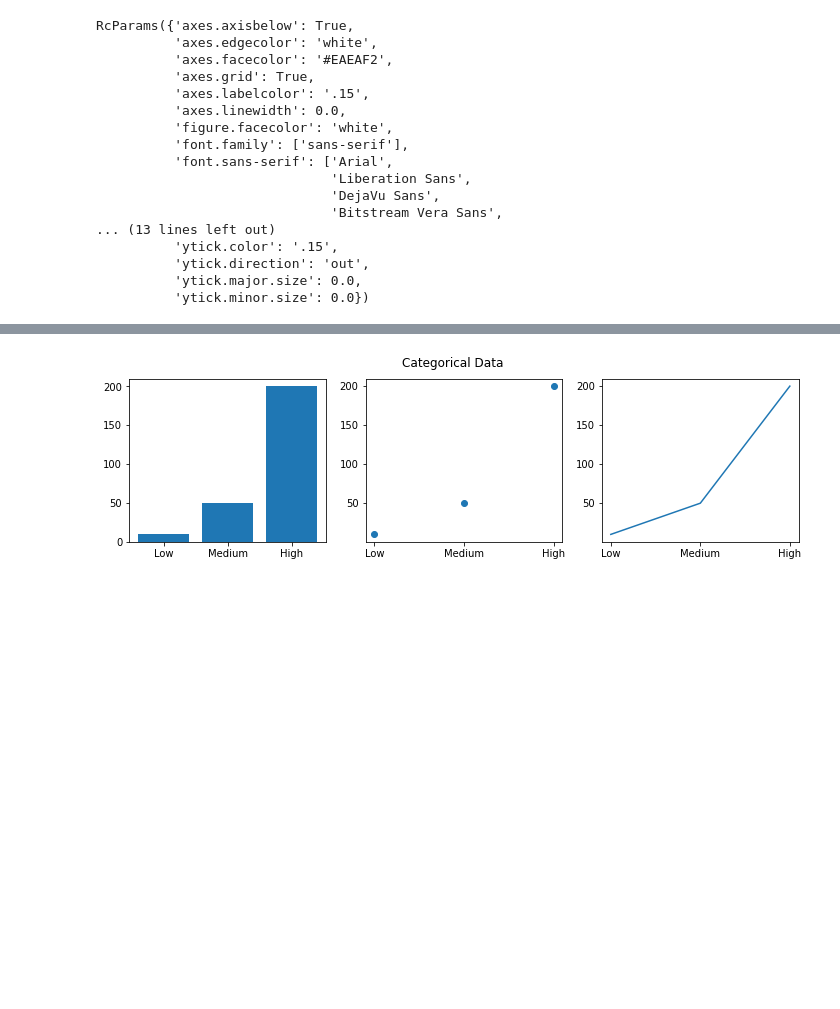
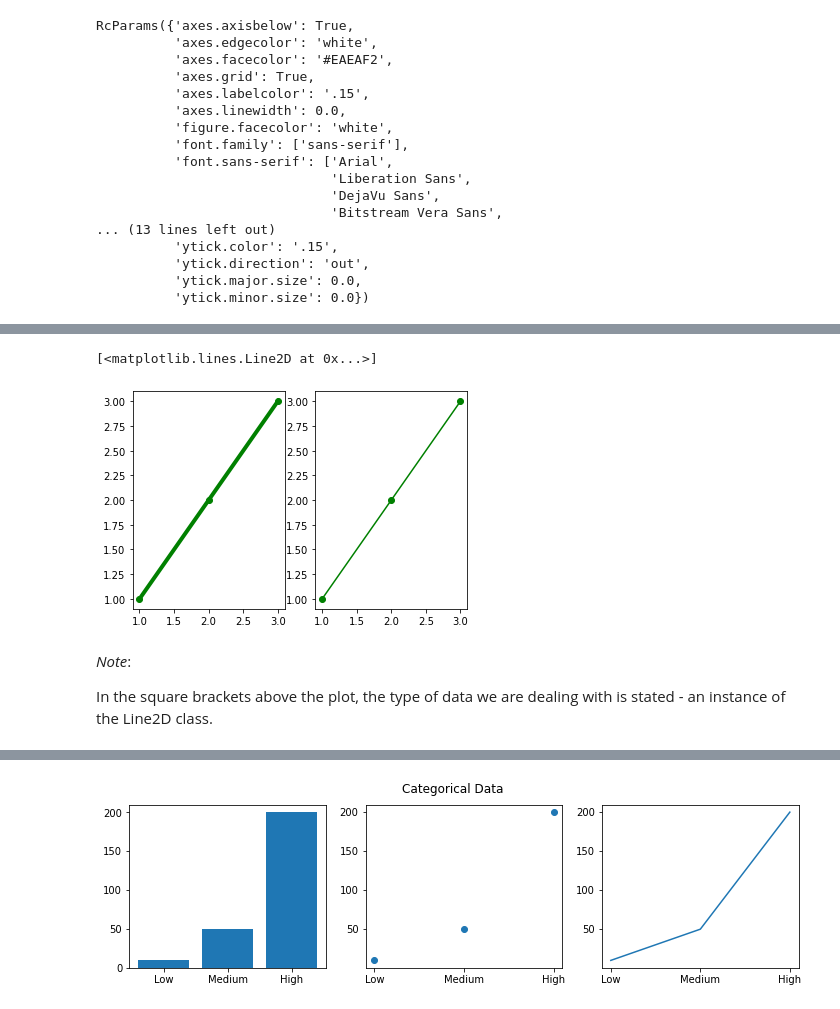
Before and after one commit to Izardo/Fundamentals_of_Data_Analysis, a Jupyter notebook: pyplot.ipynb, the cells around one changed output, grey strips where cells are left out. Drawn from its saved outputs; the diff is of its cells as text; code cells hidden in the pictures; blank space fills up the shorter version.

```diff
--- a/pyplot.ipynb
+++ b/pyplot.ipynb
@@ -186,0 +222,20 @@ RcParams({'axes.axisbelow': True,
+# %%
+# Create subplots.
+fig, (ax1, ax2) = plt.subplots(1, 2)
+
+# Generate y & x values.
+y = [1, 2, 3]
+x = [1, 2, 3]
+
+# Plot line with specified width.
+ax1.plot(y, x, 'go-', label='line 1', linewidth=4)
+
+# Default linewidth.
+ax2.plot(y, x, 'go-', label='line 1')
+# %% [output]
+[<matplotlib.lines.Line2D at 0x...>]
+[figure, added]
+# %% [markdown]
+<i>Note</i>:
+
+In the square brackets above the plot, the type of data we are dealing with is stated - an instance of the Line2D class.
```
Also changed, not shown: parts of 26 cells of this notebook, 41 other files.
